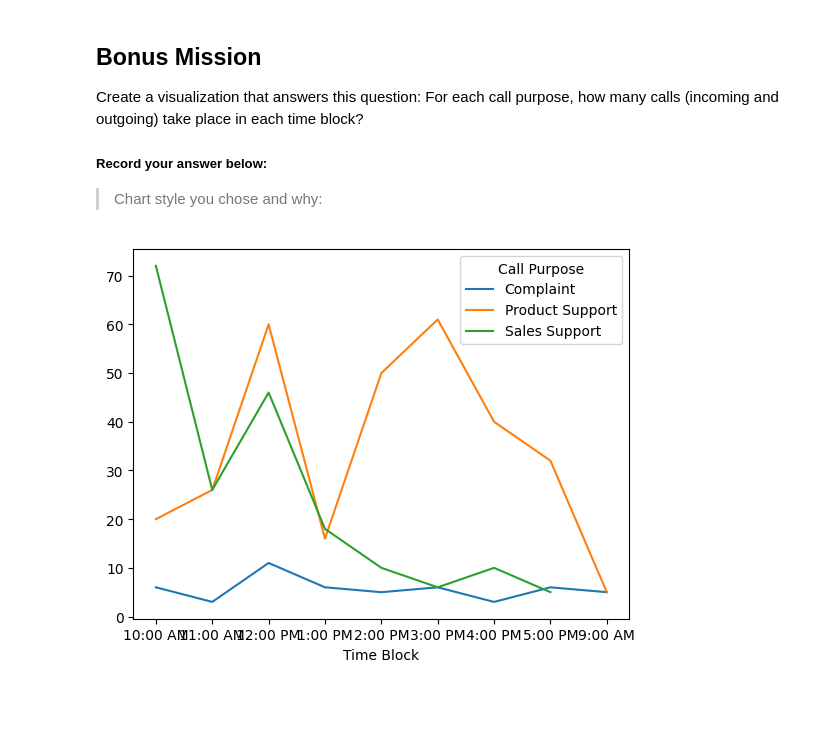
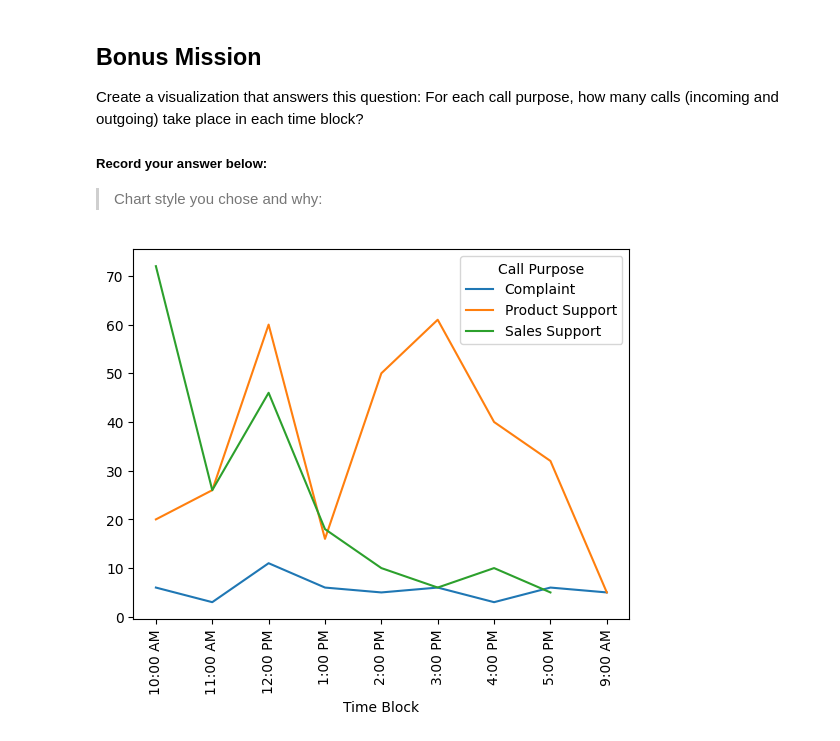
Before and after one commit to GraySinclair/call-center-cleanup-assignment, a Jupyter notebook: Call_Center_Cleanup.ipynb, the cells around one changed output. Cells and saved outputs as stored; diff of their text form; code cells hidden in the pictures; blank space fills up the shorter version.

```diff
--- a/Call_Center_Cleanup.ipynb
+++ b/Call_Center_Cleanup.ipynb
@@ -229,7 +211,7 @@ memory usage: 60.7+ KB
 # %%
 # Cleaning Question 3 solution below:
 ndf = ndf.drop_duplicates()
-ndf = sdf.drop_duplicates()
+sdf = sdf.drop_duplicates()
 # %% [markdown]
 ##### Record your answer below:
 > Your Answer: when cleaning the data sets I used .drop_duplicates() to remove them from the data set.
@@ -513,20 +497,20 @@ Create a visualization that answers this question: For each call purpose, how ma
 # %%
 # Create your Bonus Mission visualization here!
 call_times = df[["Time Block", "Call Purpose", "Incoming or Outgoing", "Calls"]]
 
 
 # Use groupby to plot based on time blocks:
 time_grouped = call_times.groupby(["Time Block"])
 
 unstacked_valuecounts = time_grouped["Call Purpose"].value_counts().unstack()
 #stacked_valuecounts = time_grouped["Incoming or Outgoing"].value_counts()
 
 plotted = unstacked_valuecounts.plot(kind="line")
 plotted.plot()
 #graph_ready = unstacked_valuecounts.get_group()
 
 # Use groupby and get_group to select which call purpose to plot:
-
+plt.xticks(rotation=90)
 plt.show()
 # %% [output]
-[figure, old version]
+[figure, new version]
```
Also changed, not shown: parts of 4 cells of this notebook.
